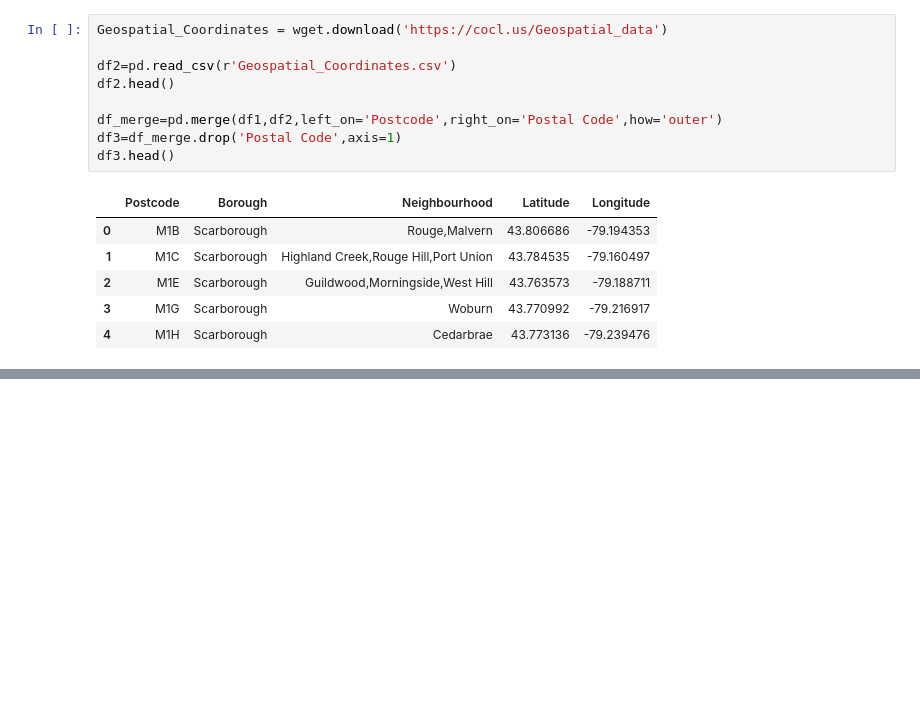
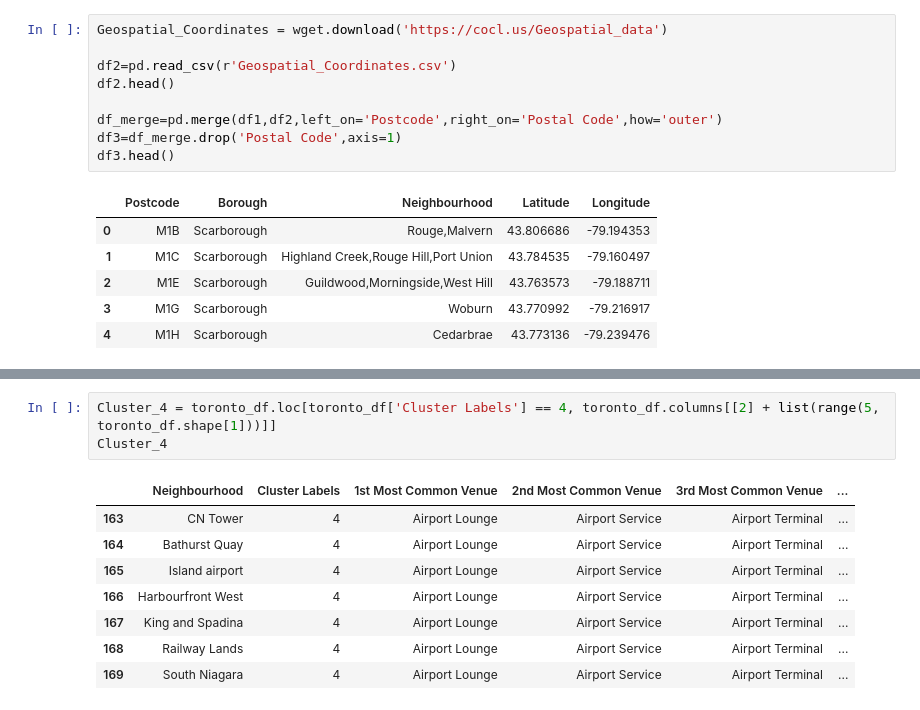
Before and after one commit to athira-g-96/Applied-DataScience-Capstone-Assignment-2, a Jupyter notebook: Applied_Datascience_Capstone_Assignment.ipynb, the cells around one changed output, grey strips where cells are left out. Cells and saved outputs as stored; diff of their text form; blank space fills up the shorter version.

```diff
--- a/Applied_Datascience_Capstone_Assignment.ipynb
+++ b/Applied_Datascience_Capstone_Assignment.ipynb
@@ -76,0 +483,12 @@ df3.head()
+# %%
+Cluster_4 = toronto_df.loc[toronto_df['Cluster Labels'] == 4, toronto_df.columns[[2] + list(range(5, toronto_df.shape[1]))]]
+Cluster_4
+# %% [output]
+|  | Neighbourhood | Cluster Labels | 1st Most Common Venue | 2nd Most Common Venue | 3rd Most Common Venue | ... |
+| 163 | CN Tower | 4 | Airport Lounge | Airport Service | Airport Terminal | ... |
+| 164 | Bathurst Quay | 4 | Airport Lounge | Airport Service | Airport Terminal | ... |
+| 165 | Island airport | 4 | Airport Lounge | Airport Service | Airport Terminal | ... |
+| 166 | Harbourfront West | 4 | Airport Lounge | Airport Service | Airport Terminal | ... |
+| 167 | King and Spadina | 4 | Airport Lounge | Airport Service | Airport Terminal | ... |
+| 168 | Railway Lands | 4 | Airport Lounge | Airport Service | Airport Terminal | ... |
+| 169 | South Niagara | 4 | Airport Lounge | Airport Service | Airport Terminal | ... |
```
Also changed, not shown: parts of 47 cells of this notebook.
